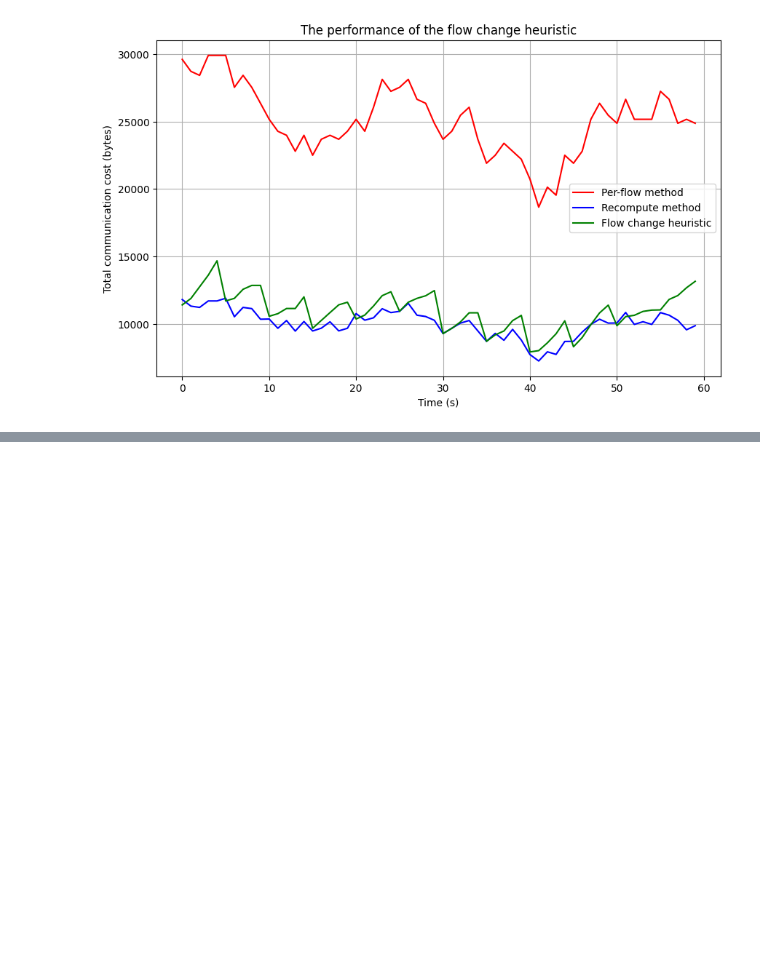
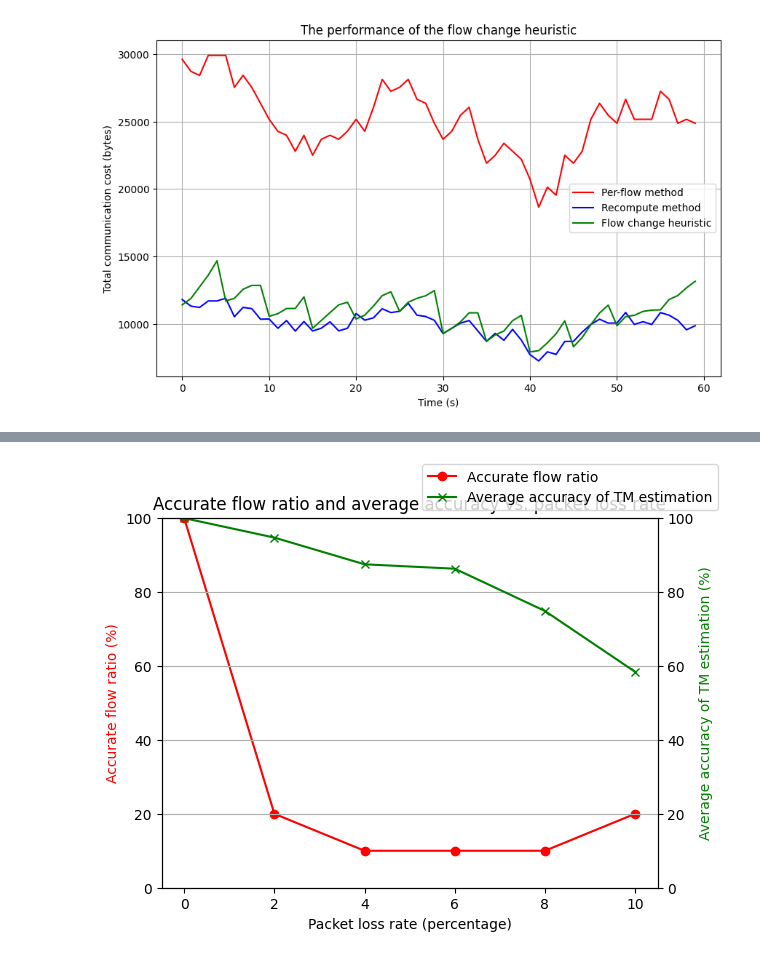
Before and after one commit to yalewoosoft/flowcover, a Jupyter notebook: figures.ipynb, the cells around one changed output, grey strips where cells are left out. Drawn from its saved outputs; the diff is of its cells as text; code cells hidden in the pictures; blank space fills up the shorter version.

Commit message:
Add figure 8

```diff
--- a/figures.ipynb
+++ b/figures.ipynb
@@ -297,0 +300,91 @@ plt.show()
+# %%
+import json
+import os
+import pandas as pd
+import matplotlib.pyplot as plt
+import time
+
+def calculate_accurate_flow_ratio_and_average_accuracy(flow_stats_file, trafgen_stats_file):
+    # Load the JSON data
+    with open(flow_stats_file, 'r') as f:
+        flow_stats = json.load(f)
+
+    with open(trafgen_stats_file, 'r') as f:
+        trafgen_stats = json.load(f)
+
+    # Initialize counters
+    accurate_flow_count = 0
+    total_flows = 0
+    accuracy_sum = 0
+
+    # Calculate accurate flow ratio and average accuracy
+    for flow_id, flow_stat in flow_stats.items():
+        if flow_id == "1000000000":
+            continue
+
+        total_flows += 1
+        if flow_id in trafgen_stats:
+            trafgen_stat = trafgen_stats[flow_id]
+            if flow_stat == trafgen_stat:
+                accurate_flow_count += 1
+
+            error_rate = abs(flow_stat - trafgen_stat) / trafgen_stat
+            accuracy = 1 - error_rate
+            accuracy_sum += accuracy
+
+    accurate_flow_ratio = accurate_flow_count / total_flows if total_flows > 0 else 0
+    average_accuracy = accuracy_sum / total_flows if total_flows > 0 else 0
+
+    return accurate_flow_ratio, average_accuracy
+
+# Define the packet loss ratios and corresponding files
+packet_loss_ratios = [0, 0.02, 0.04, 0.06, 0.08, 0.1]
+flow_stats_files = [f'stats/flow_stats_{ratio}.json' for ratio in packet_loss_ratios]
+trafgen_stats_files = [f'stats/trafgen_stats_{ratio}.json' for ratio in packet_loss_ratios]
+
+# Initialize results list
+results = []
+
+# Define the packet loss ratios and corresponding files
+packet_loss_ratios = [0, 0.02, 0.04, 0.06, 0.08, 0.1]
+flow_stats_files = [f'stats/flow_stats_{ratio}.json' for ratio in packet_loss_ratios]
+trafgen_stats_files = [f'stats/trafgen_stats_{ratio}.json' for ratio in packet_loss_ratios]
+
+# Initialize results list
+results = []
+
+# Calculate metrics for each packet loss ratio
+for ratio, flow_file, trafgen_file in zip(packet_loss_ratios, flow_stats_files, trafgen_stats_files):
+    accurate_flow_ratio, average_accuracy = calculate_accurate_flow_ratio_and_average_accuracy(flow_file, trafgen_file)
+    results.append([ratio, accurate_flow_ratio, average_accuracy])
+
+# Save results to a CSV file
+results_df = pd.DataFrame(results, columns=['Packet Loss Rate', 'Accurate Flow Ratio', 'Average Accuracy'])
+# Save results to CSV
+timestamp = time.strftime("%Y%m%d-%H%M%S")
+filename = f"data/accuracy_results_{timestamp}.csv"
+results_df.to_csv(filename, index=False)
+
+# Plot the results
+fig, ax1 = plt.subplots()
+
+ax2 = ax1.twinx()
+ax1.plot(results_df['Packet Loss Rate'] * 100, results_df['Accurate Flow Ratio'] * 100, 'r-', marker='o')
+ax2.plot(results_df['Packet Loss Rate'] * 100, results_df['Average Accuracy'] * 100, 'g-', marker='x')
+
+ax1.set_xlabel('Packet loss rate (percentage)')
+ax1.set_ylabel('Accurate flow ratio (%)', color='r')
+ax2.set_ylabel('Average accuracy of TM estimation (%)', color='g')
+
+plt.title('Accurate flow ratio and average accuracy vs. packet loss rate')
+ax1.set_ylim(0, 100)
+ax2.set_ylim(0, 100)
+
+fig.legend(['Accurate flow ratio', 'Average accuracy of TM estimation'], loc='upper right')
+plt.grid(True)
+plt.show()
+
+# Display the dataframe
+results_df
+# %% [output]
+[figure, added]
```
Also changed, not shown: parts of 3 cells of this notebook, 1 other file.
